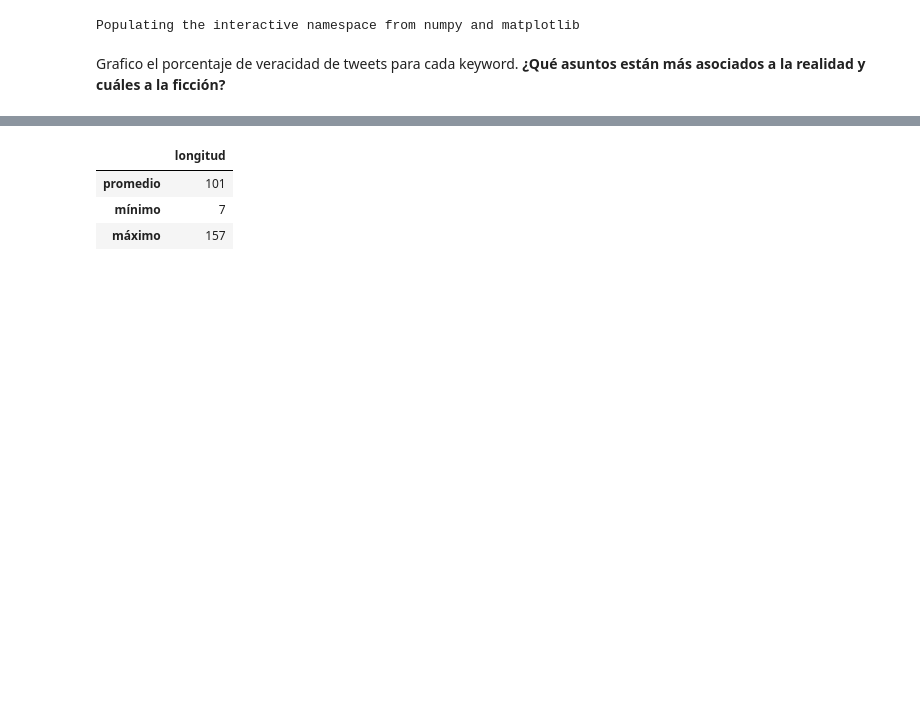
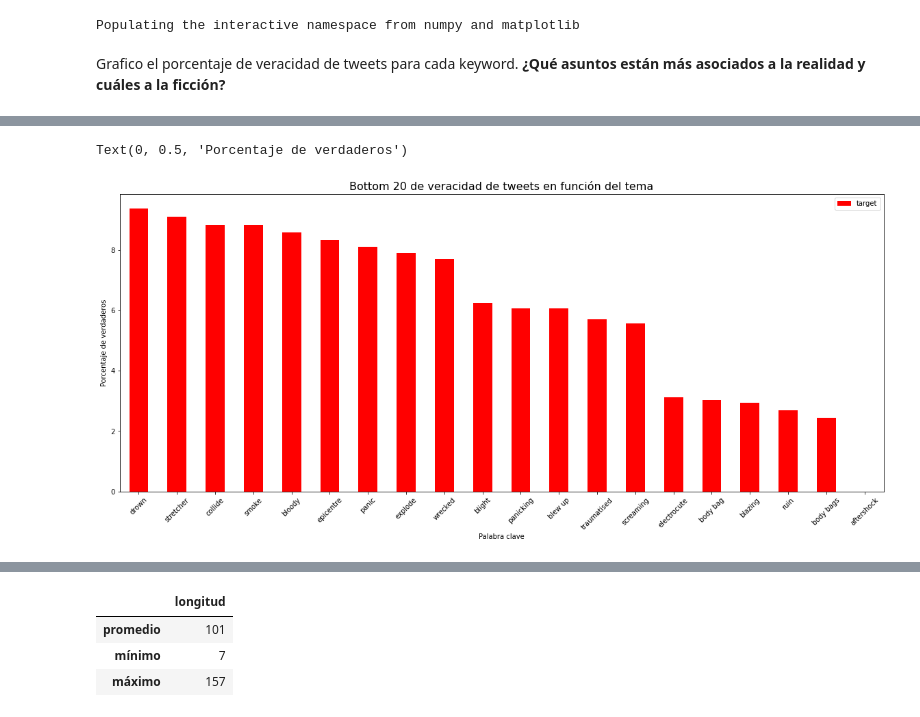
Before and after one commit to JulioCastillo1/TP1-Datos, a Jupyter notebook: TP1-Datos.ipynb, the cells around one changed output, grey strips where cells are left out. Saved outputs shown, nothing was run; the diff lists cells and outputs as text; code cells hidden in the pictures; blank space fills up the shorter version.

```diff
--- a/TP1-Datos.ipynb
+++ b/TP1-Datos.ipynb
@@ -35,0 +37,13 @@ Text(0, 0.5, 'Porcentaje de verdaderos')
+# %%
+truth_percentage_by_keyword_bottom20 = truth_percentage_by_keyword[-20:] #ídem a .tail(20)
+truth_percentage_by_keyword_bottom20.index = truth_percentage_by_keyword_bottom20.index.str.replace('%20', ' ')
+truth_percentage_by_keyword_bottom20
+
+truth_percentage_by_keyword_bottom20.plot(kind='bar', figsize=(20,8), rot=45, color='red');
+plt.title('Bottom 20 de veracidad de tweets en función del tema', fontsize=16)
+ax = plt.gca();
+ax.set_xlabel('Palabra clave')
+ax.set_ylabel('Porcentaje de verdaderos')
+# %% [output]
+Text(0, 0.5, 'Porcentaje de verdaderos')
+[figure, added]
```
Also changed, not shown: parts of 2 cells of this notebook.
